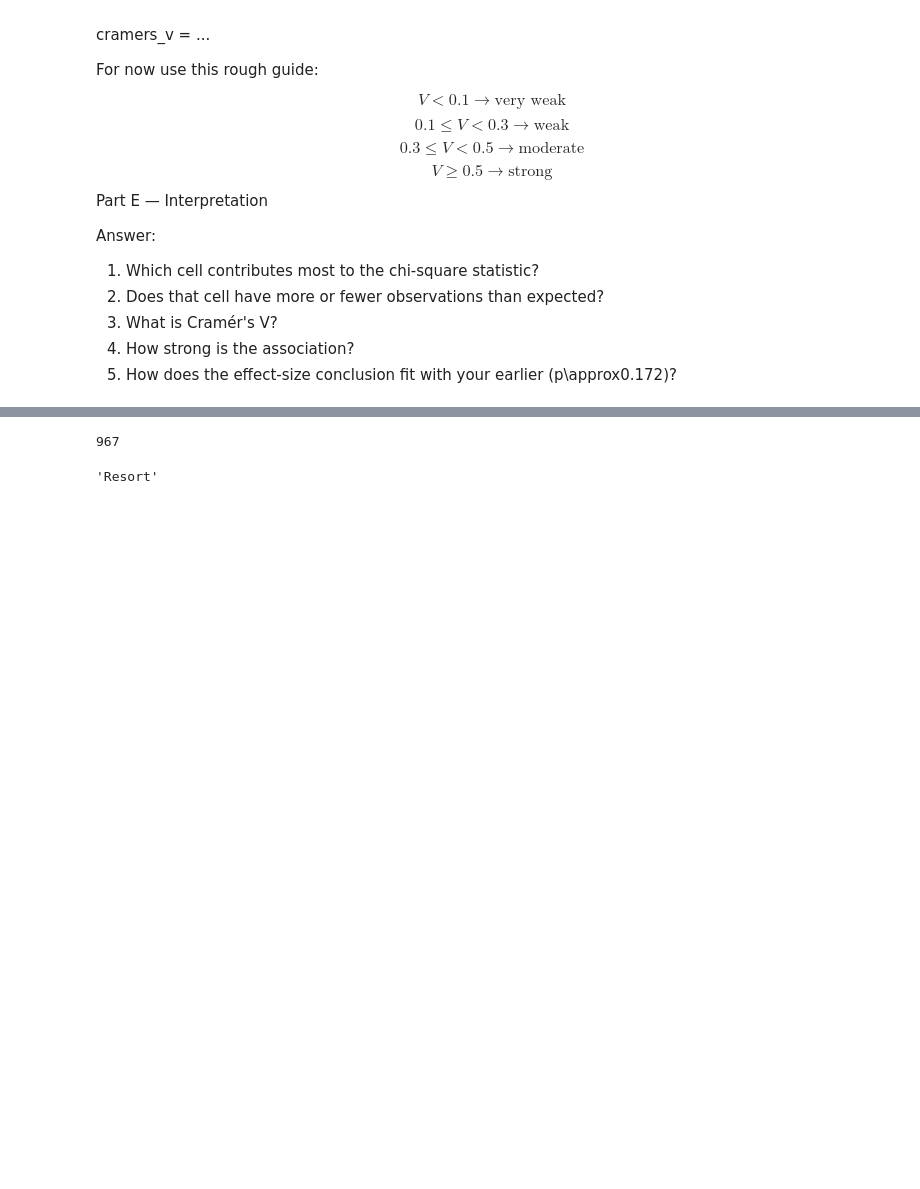
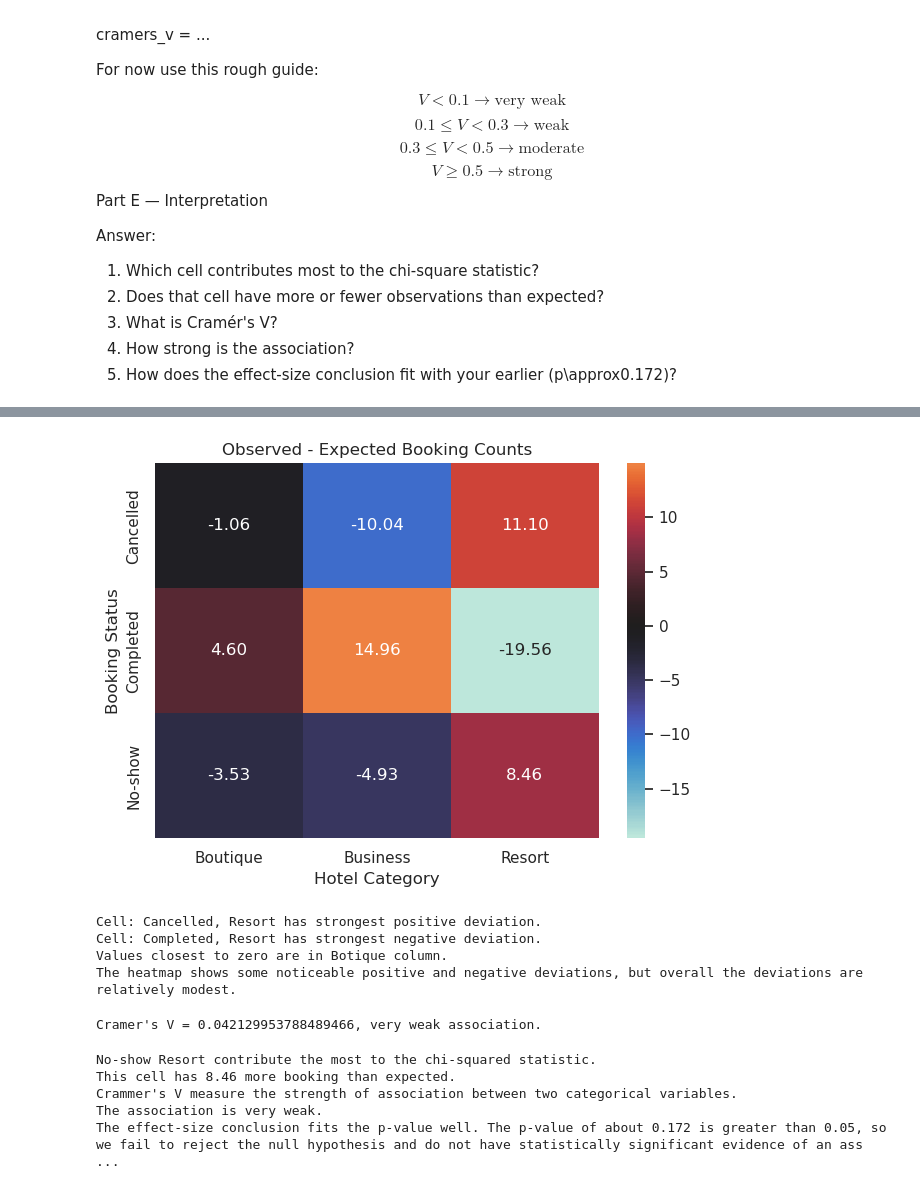
Before and after one commit to stilyan91/Data-Science-Learning-Journey, a Jupyter notebook: EDA/Hotel operations.ipynb, the cells around one changed output, grey strips where cells are left out. Drawn from its saved outputs; the diff is of its cells as text; code cells hidden in the pictures; blank space fills up the shorter version.

Commit message:
EDA_project_03 Retail_Performance_analysis_part1

```diff
--- a/EDA/Hotel operations.ipynb
+++ b/EDA/Hotel operations.ipynb
@@ -2028,8 +2091,43 @@ Observed value is higher than expected value.
+# %%
+# Part C
+sns.heatmap(df_difference, annot=True, fmt=".2f", center=0)
+plt.title("Observed - Expected Booking Counts")
+plt.xlabel("Hotel Category")
+plt.ylabel("Booking Status")
+plt.tight_layout()
+plt.show()
+print("Cell: Cancelled, Resort has strongest positive deviation.")
+print("Cell: Completed, Resort has strongest negative deviation.")
+print("Values closest to zero are in Botique column.")
+print("The heatmap shows some noticeable positive and negative deviations, but overall the deviations are relatively modest.")
+# %% [output]
+[figure, added]
+Cell: Cancelled, Resort has strongest positive deviation.
+Cell: Completed, Resort has strongest negative deviation.
+Values closest to zero are in Botique column.
+The heatmap shows some noticeable positive and negative deviations, but overall the deviations are relatively modest.
+# %%
+# Part D
+cramers_V = np.sqrt(chi2/(grand_total*min([contingency.shape[0]-1, contingency.shape[1]-1])))
+print(f"Cramer's V = {cramers_V}, very weak association.")
+#Cramér’s V measures the strength of association between the two categorical variables.
+# Then interpret it with the guide:
+# < 0.1 → very weak
+# 0.1–0.3 → weak
+# 0.3–0.5 → moderate
+# >= 0.5 → strong
+# %% [output]
+Cramer's V = 0.042129953788489466, very weak association.
 # %%
-ord('χ')
+# Part E
+print(f"No-show Resort contribute the most to the chi-squared statistic.")
+print(f"This cell has 8.46 more booking than expected.")
+print("Crammer's V measure the strength of association between two categorical variables.")
+print("The association is very weak.")
+print("The effect-size conclusion fits the p-value well. The p-value of about 0.172 is greater than 0.05, so we fail to reject the null hypothesis and do not have statistically significant evidence of an association. Cramér’s V is about 0.042, which indicates that the observed association is very weak.")
 # %% [output]
-967
+No-show Resort contribute the most to the chi-squared statistic.
+This cell has 8.46 more booking than expected.
+Crammer's V measure the strength of association between two categorical variables.
+The association is very weak.
+The effect-size conclusion fits the p-value well. The p-value of about 0.172 is greater than 0.05, so we fail to reject the null hypothesis and do not have statistically significant evidence of an ass ...
-# %%
-contingency.iloc[np.where(contribution==contribution.max())[0][0]].idxmax()
-# %% [output]
-'Resort'
```
Also changed, not shown: parts of 2 cells of this notebook, 1 other file.
